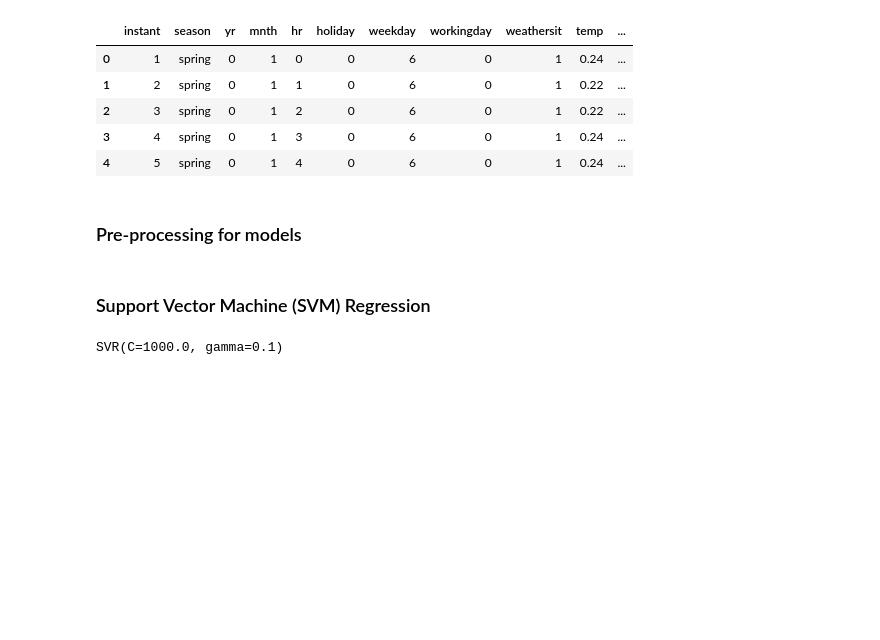
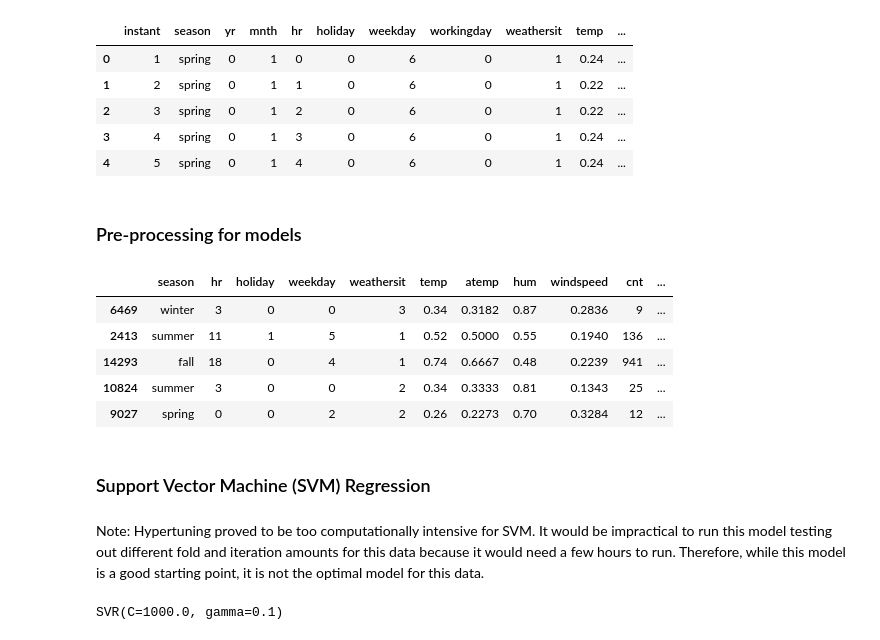
Before and after one commit to kbaum215/Bike-Sharing-Regression-Analysis, a Jupyter notebook: Team_1_Final_Project_Final.ipynb, the cells around one changed output. Drawn from its saved outputs; the diff is of its cells as text; code cells hidden in the pictures; blank space fills up the shorter version.

```diff
--- a/Team_1_Final_Project_Final.ipynb
+++ b/Team_1_Final_Project_Final.ipynb
@@ -754,19 +690,28 @@ X_train, X_test, y_train, y_test = train_test_split(X, y, test_size=0.2, random_
 # %%
 # Drop columns
 cols_to_drop = [
     'instant',
     'yr',
     'mnth',
     'workingday',
     'rental_type',
     'casual',
     'registered',
     'Casual_Revenue',
     'Registered_Revenue'
 ]
 
 X_train = X_train.drop(cols_to_drop, axis=1)
 X_test = X_test.drop(cols_to_drop, axis=1)
+
+X_train.head()
+# %% [output]
+|  | season | hr | holiday | weekday | weathersit | temp | atemp | hum | windspeed | cnt | ... |
+| 6469 | winter | 3 | 0 | 0 | 3 | 0.34 | 0.3182 | 0.87 | 0.2836 | 9 | ... |
+| 2413 | summer | 11 | 1 | 5 | 1 | 0.52 | 0.5000 | 0.55 | 0.1940 | 136 | ... |
+| 14293 | fall | 18 | 0 | 4 | 1 | 0.74 | 0.6667 | 0.48 | 0.2239 | 941 | ... |
+| 10824 | summer | 3 | 0 | 0 | 2 | 0.34 | 0.3333 | 0.81 | 0.1343 | 25 | ... |
+| 9027 | spring | 0 | 0 | 2 | 2 | 0.26 | 0.2273 | 0.70 | 0.3284 | 12 | ... |
 # %%
 # Create dummies for categorical columns
 X_train = pd.get_dummies(X_train, columns=['season', 'weekday', 'weathersit'], drop_first=True)
@@ -783,6 +728,8 @@ X_train[features_to_scale] = scaler.fit_transform(X_train[features_to_scale])
 X_test[features_to_scale] = scaler.transform(X_test[features_to_scale])
 # %% [markdown]
 ### Support Vector Machine (SVM) Regression
+# %% [markdown]
+Note: Hypertuning proved to be too computationally intensive for SVM. It would be impractical to run this model testing out different fold and iteration amounts for this data because it would need a few hours to run. Therefore, while this model is a good starting point, it is not the optimal model for this data.
 # %%
 # Initialize SVR using radial basis function (RBF) as a kernal
 svr = SVR(kernel='rbf', C=1e3, gamma=0.1)
```
Also changed, not shown: parts of 54 cells of this notebook.
